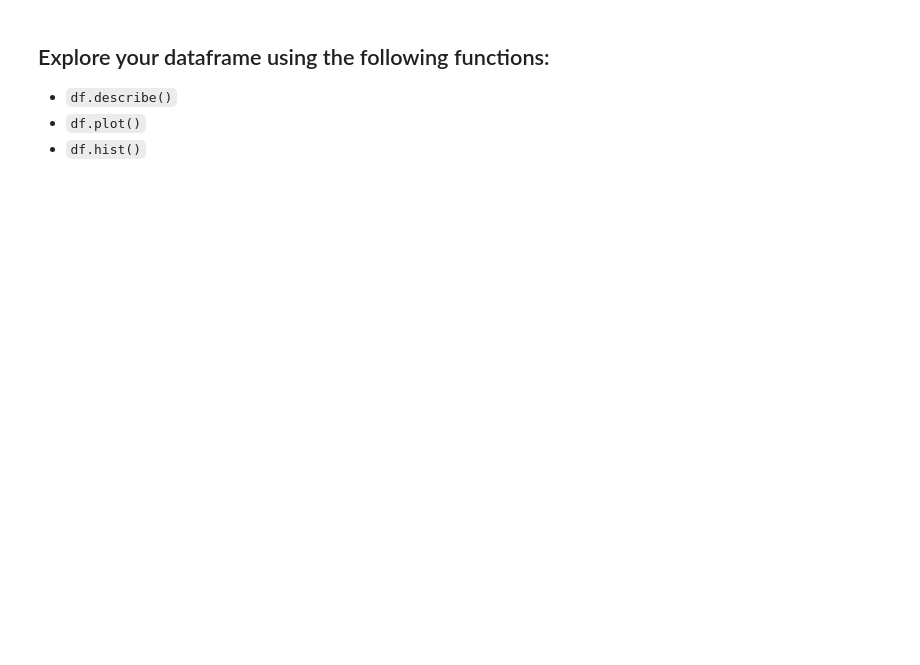
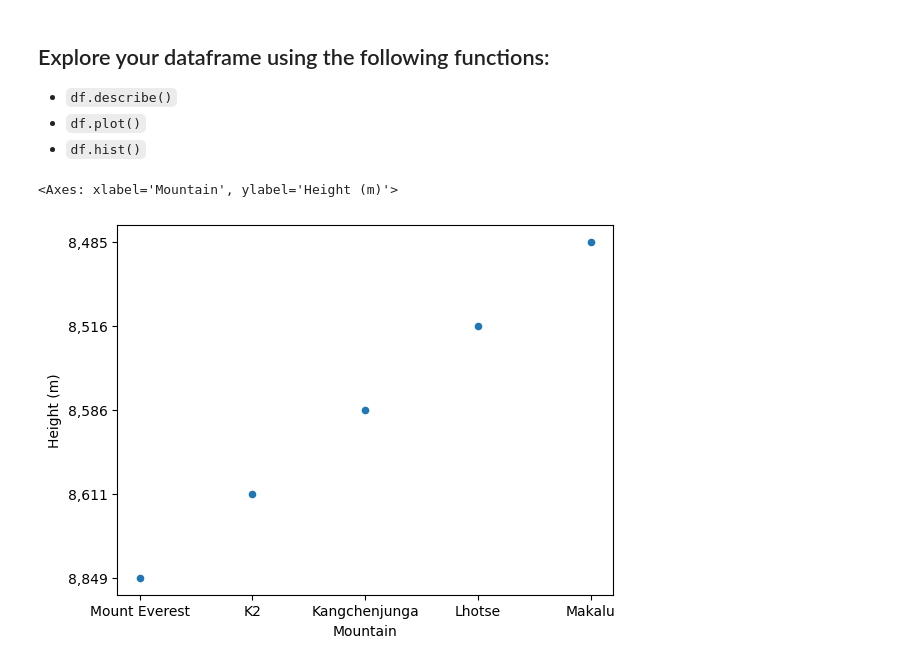
Before and after one commit to p-park6/eds217_2023, a Jupyter notebook: practice_sessions/practice_2-2_structured_data.ipynb, the cells around one changed output. Cells and saved outputs as stored; diff of their text form; code cells hidden in the pictures; blank space fills up the shorter version.

```diff
--- a/practice_sessions/practice_2-2_structured_data.ipynb
+++ b/practice_sessions/practice_2-2_structured_data.ipynb
@@ -102,3 +173,12 @@ df_transposed = df.transpose()
 You're looking for data that is in a table format, like a spreadsheet, but not available as an easy to download `.csv` or `.excel` file. This turns out to describe a lot of data!
 
 Often you can find this kind of data on wikipedia, or on government websites, or in research articles that contain tables of results.
+# %%
+tallest_mountain = {
+    'Mount Everest': '8,849',
+    'K2': '8,611',
+    'Kangchenjunga': '8,586',
+    'Lhotse': '8,516',
+    'Makalu': '8,485'
+}
+print(tallest_mountain)
@@ -105,2 +187,5 @@ Often you can find this kind of data on wikipedia, or on government websites, or
 # %% [markdown]
 ### Convert your data to a dataframe
+# %%
+mountain_df = pd.DataFrame(list(tallest_mountain.items()), columns=['Mountain', 'Height (m)'])
+print(mountain_df)
@@ -110,3 +202,8 @@ Often you can find this kind of data on wikipedia, or on government websites, or
 - `df.describe()`
 - `df.plot()`
 - `df.hist()`
+# %%
+mountain_df.plot(x = 'Mountain', y = 'Height (m)', kind = 'scatter')
+# %% [output]
+<Axes: xlabel='Mountain', ylabel='Height (m)'>
+[figure, added]
```
Also changed, not shown: parts of 8 cells of this notebook.
